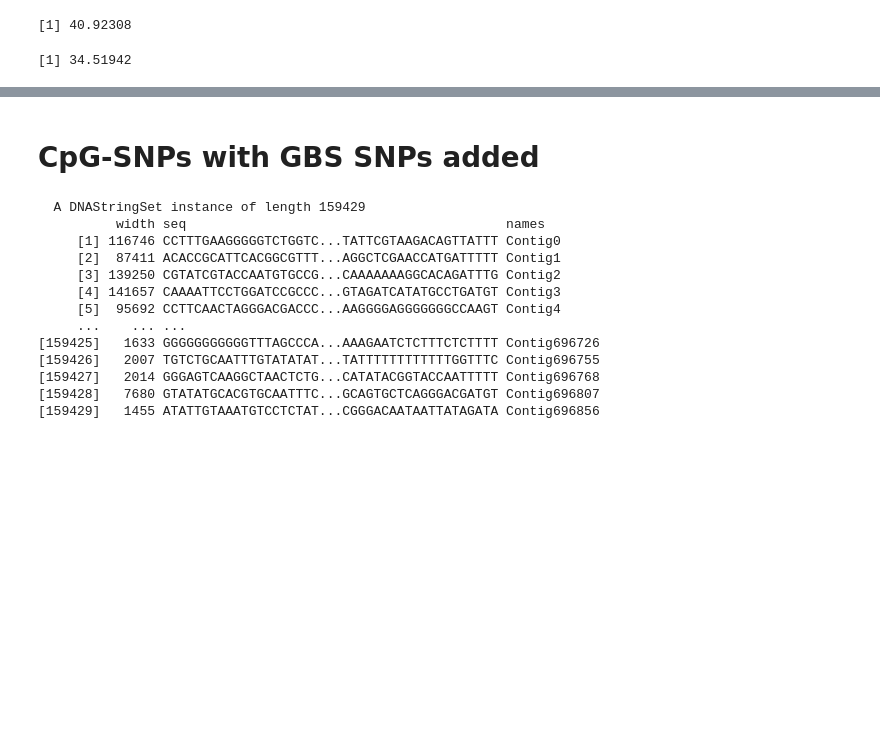
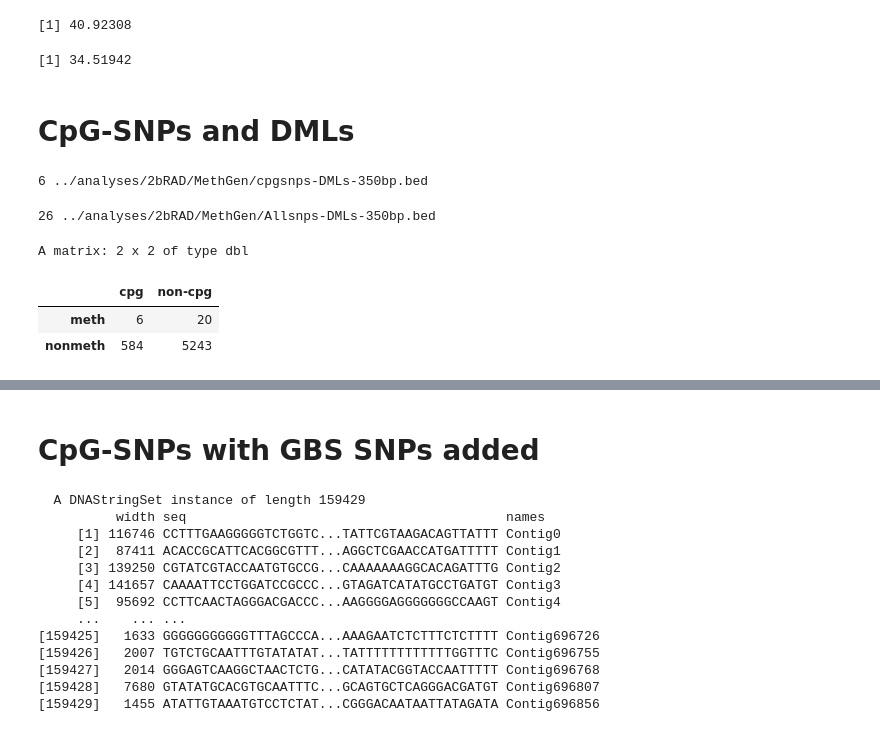
Before and after one commit to sr320/paper-oly-mbdbs-gen, a Jupyter notebook: code/MBD_samples_genetic_analysisHCSS_5x.ipynb, the cells around one changed output, grey strips where cells are left out. Saved outputs shown, nothing was run; the diff lists cells and outputs as text; code cells hidden in the pictures; blank space fills up the shorter version.

```diff
--- a/code/MBD_samples_genetic_analysisHCSS_5x.ipynb
+++ b/code/MBD_samples_genetic_analysisHCSS_5x.ipynb
@@ -1298,3 +1298,31 @@ cm/(cm+cnm) *100
 ncm/(ncm+ncnm) *100
 # %% [output]
 [1] 34.51942
+# %% [markdown]
+# CpG-SNPs and DMLs
+# %%
+# how many CpG-SNPs are near a dml
+js("bedtools window -w 350 -u -a ../analyses/2bRAD/MethGen/cpgsnps.bed -b ../analyses/DMLs/dml25_forIGV.bed > ../analyses/2bRAD/MethGen/cpgsnps-DMLs-350bp.bed")
+js("wc -l ../analyses/2bRAD/MethGen/cpgsnps-DMLs-350bp.bed")
+# %% [output]
+6 ../analyses/2bRAD/MethGen/cpgsnps-DMLs-350bp.bed
+# %%
+# how many all SNPs are near a dml
+js("bedtools window -w 350 -u -a ../analyses/2bRAD/Inputs/HCSS_Afilt32m70_01_pp90.BED -b ../analyses/DMLs/dml25_forIGV.bed > ../analyses/2bRAD/MethGen/Allsnps-DMLs-350bp.bed")
+js("wc -l ../analyses/2bRAD/MethGen/Allsnps-DMLs-350bp.bed")
+# %% [output]
+26 ../analyses/2bRAD/MethGen/Allsnps-DMLs-350bp.bed
+# %%
+cm <- 6
+cnm <- 650-66
+ncm <- 20
+ncnm <- 5269-26
+# %%
+mat <- matrix(c(cm,cnm,ncm,ncnm),ncol=2)
+dimnames(mat) <- list(c("meth","nonmeth"),c("cpg","non-cpg"))
+mat
+# %% [output]
+A matrix: 2 x 2 of type dbl
+|  | cpg | non-cpg |
+| meth | 6 | 20 |
+| nonmeth | 584 | 5243 |
```
Also changed, not shown: parts of 8 cells of this notebook.
